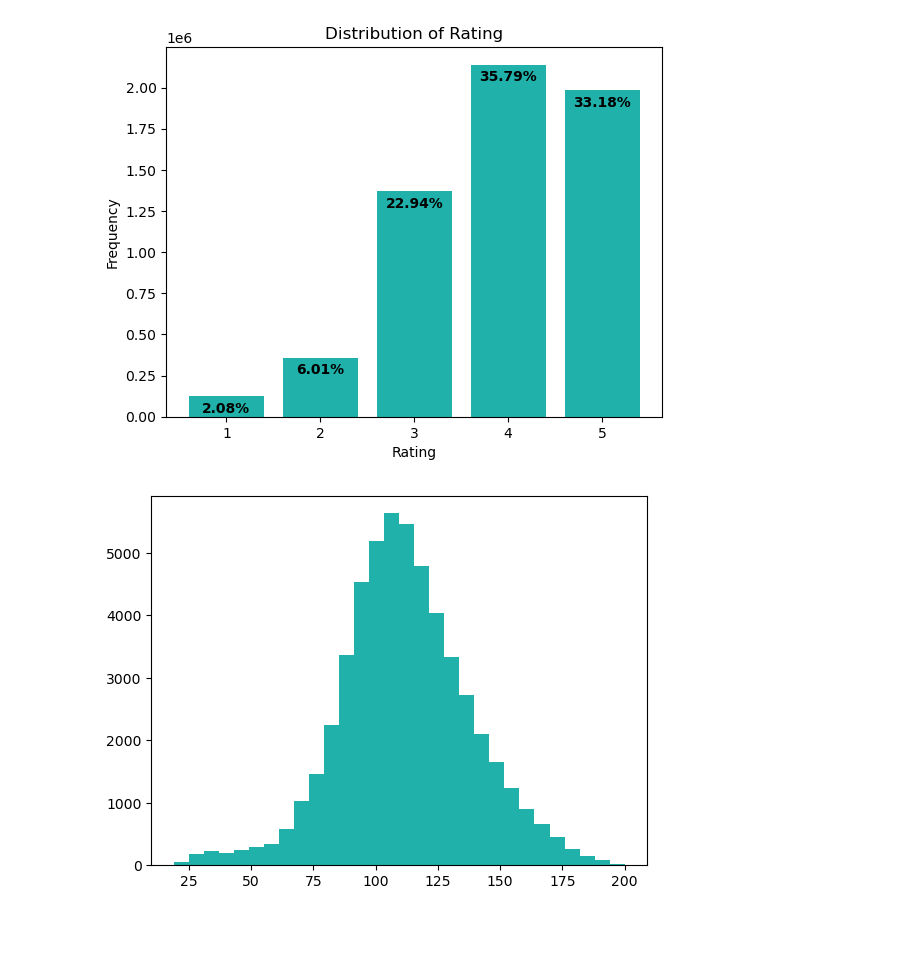
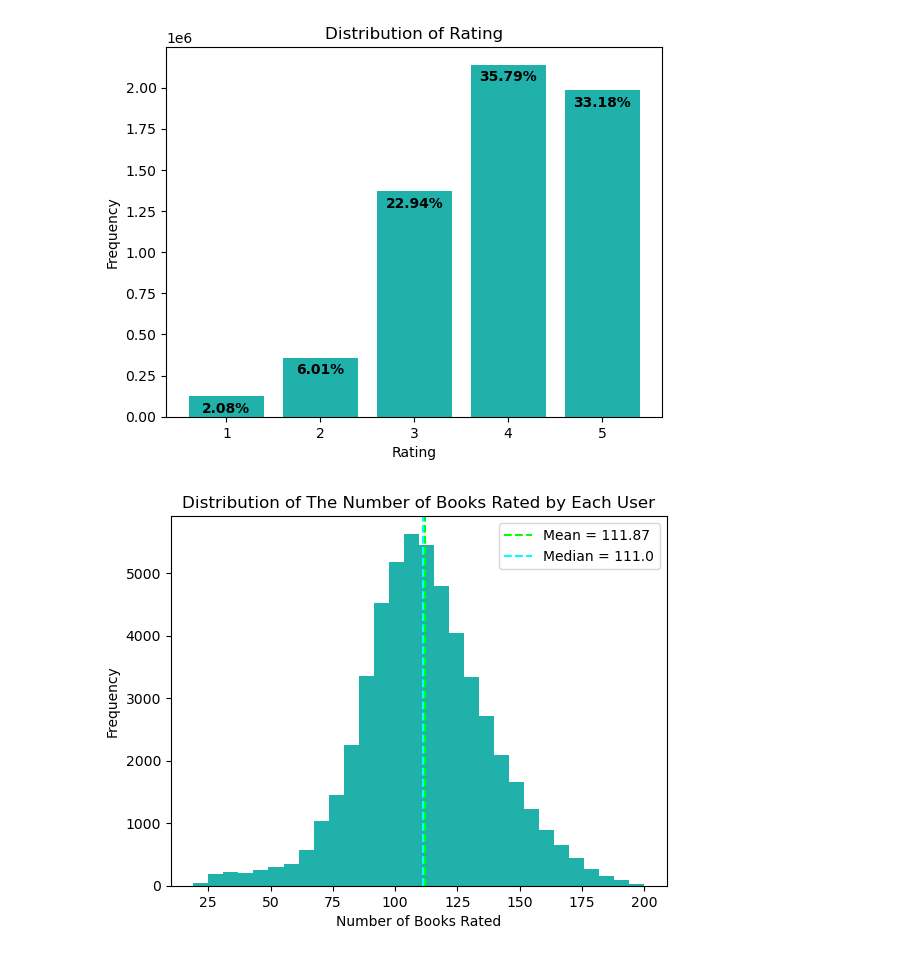
Before and after one commit to CamelSal/BookRecommender, a Jupyter notebook: CapstoneEDA.ipynb, the cells around one changed output. Saved outputs shown, nothing was run; the diff lists cells and outputs as text; code cells hidden in the pictures; blank space fills up the shorter version.

```diff
--- a/CapstoneEDA.ipynb
+++ b/CapstoneEDA.ipynb
@@ -581,9 +585,13 @@ plt.show()
 [figure]
 # %%
 user_agg = ratings_df.groupby(['user_id'])[['rating']].agg(['count', 'mean', 'median'])['rating']
-
-
+plt.title('Distribution of The Number of Books Rated by Each User')
+plt.xlabel('Number of Books Rated')
+plt.ylabel('Frequency')
 plt.hist(user_agg['count'], bins = 30,color = 'lightseagreen')
+plt.axvline(user_agg['count'].mean(),ls = '--',color = 'lime', label = f"Mean = {np.round(user_agg['count'].mean(),2)}")
+plt.axvline(user_agg['count'].median(),ls = '--',color = 'cyan', label = f"Median = {user_agg['count'].median()}")
+plt.legend()
 plt.show()
 # %% [output]
-[figure, old version]
+[figure, new version]
```
Also changed, not shown: parts of 3 cells of this notebook.
